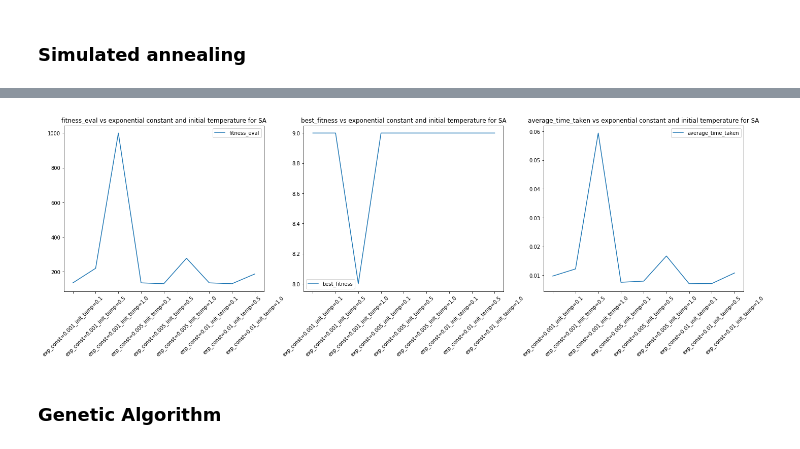
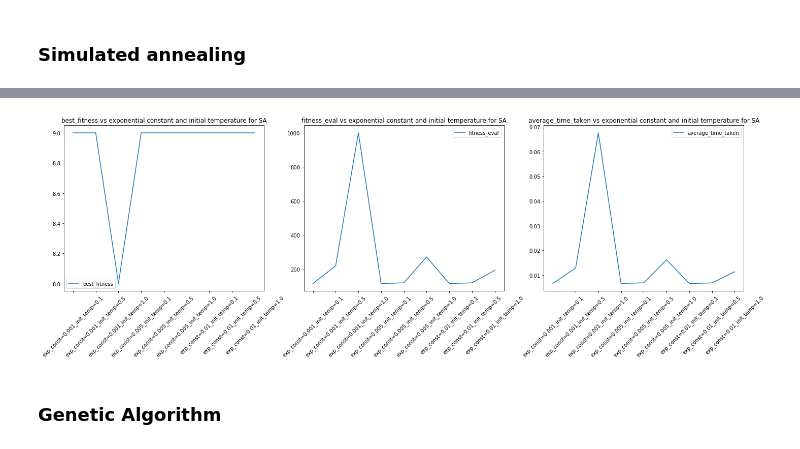
Before and after one commit to kelvinheng92/CS7641, a Jupyter notebook: randomized_optimization/flipflop.ipynb, the cells around one changed output, grey strips where cells are left out. Saved outputs shown, nothing was run; the diff lists cells and outputs as text; code cells hidden in the pictures.

```diff
--- a/randomized_optimization/flipflop.ipynb
+++ b/randomized_optimization/flipflop.ipynb
@@ -65,11 +65,9 @@ rhc_dict = {'params': params_list,
 fig, axes = plt.subplots(1, 3, figsize=(24, 6))
 temp_dict = rhc_dict.copy()
 temp_dict.pop('params')
-for ax, (key, val) in zip(axes.ravel(), temp_dict.items()):
-    if key == 'params':
-        continue
+for ax, key in zip(axes.ravel(), ['best_fitness', 'fitness_eval', 'average_time_taken']):
     ax.set_title(f"{key} vs restarts for RHC")
-    ax.plot(rhc_dict['params'], val, label=key)
+    ax.plot(rhc_dict['params'], rhc_dict[key], label=key)
     ax.tick_params(axis='x', rotation=45)
     ax.legend(loc=0)
 plt.show()
@@ -132,18 +130,16 @@ sa_dict = {'params': params_list,
 # %%
 fig, axes = plt.subplots(1, 3, figsize=(24, 6))
 temp_dict = sa_dict.copy()
 temp_dict.pop('params')
-for ax, (key, val) in zip(axes.ravel(), temp_dict.items()):
-    if key == 'params':
-        continue
+for ax, key in zip(axes.ravel(), ['best_fitness', 'fitness_eval', 'average_time_taken']):
     ax.set_title(f"{key} vs exponential constant and initial temperature for SA")
-    ax.plot(sa_dict['params'], val, label=key)
+    ax.plot(sa_dict['params'], sa_dict[key], label=key)
     ax.tick_params(axis='x', rotation=45)
     ax.legend(loc=0)
 
 plt.show()
 # %% [output]
-[figure, old version]
+[figure, new version]
 # %% [markdown]
 ### Genetic Algorithm
 # %%
```
Also changed, not shown: parts of 8 cells of this notebook, 4 other files.
